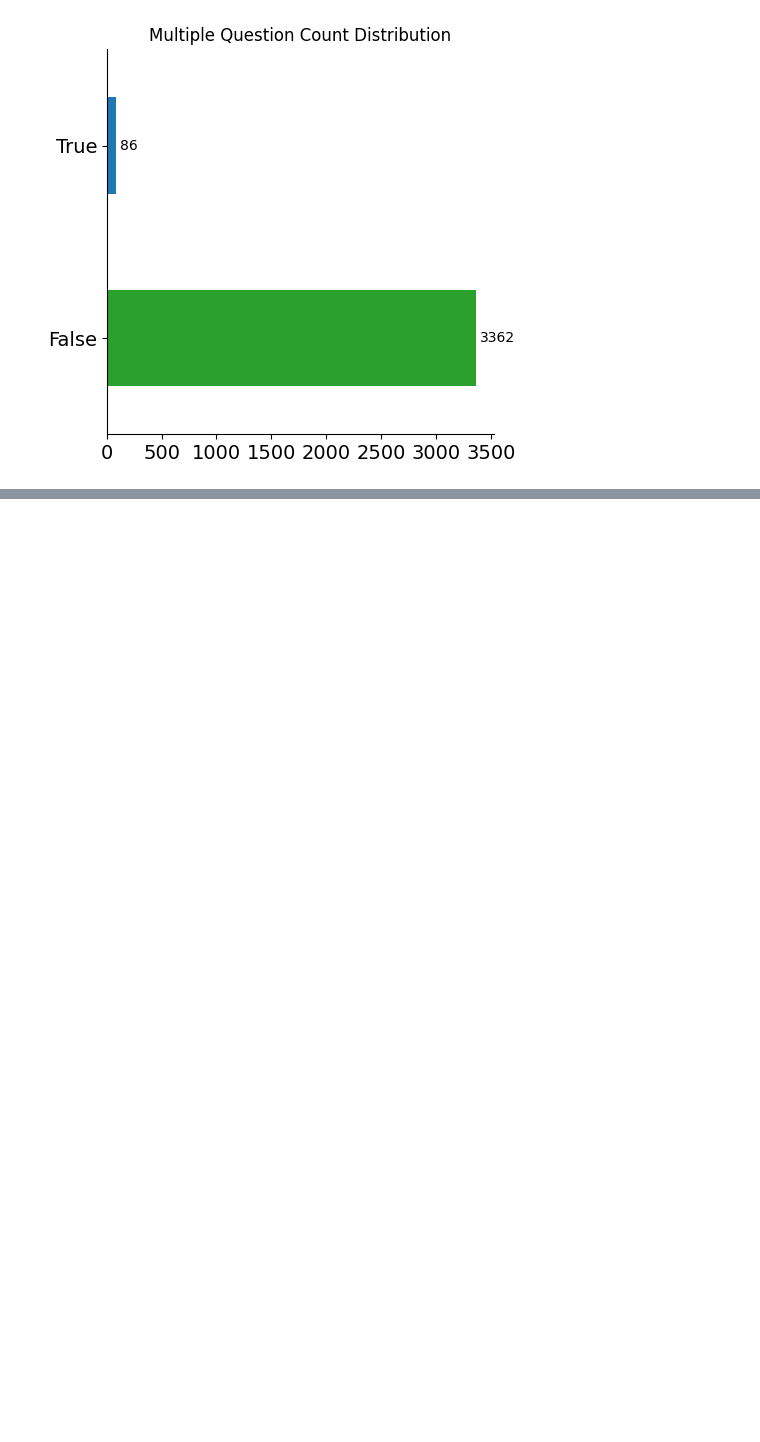
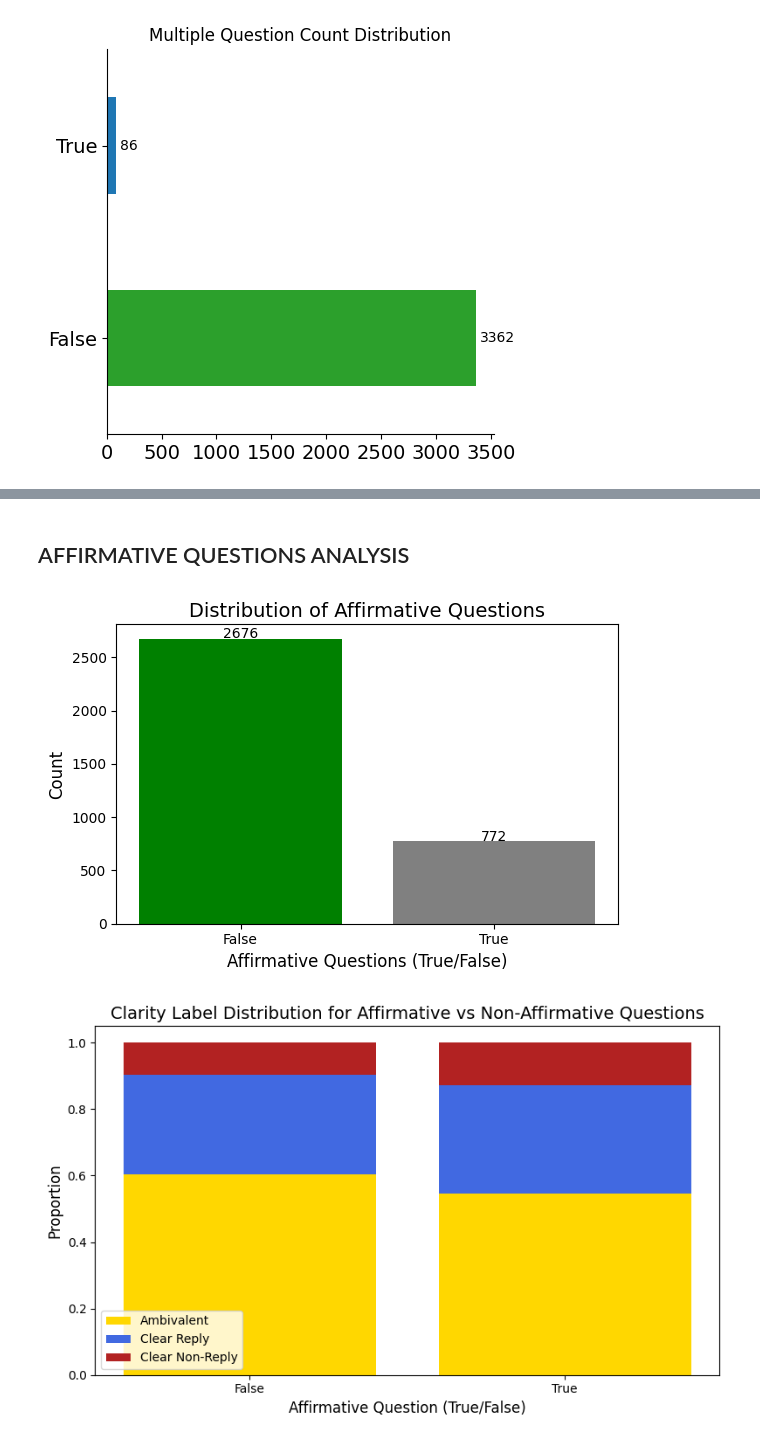
Before and after one commit to Akseldindisyan/CS445_CLARITY_Unmasking-Political-Question-Evasions, a Jupyter notebook: CS445.ipynb, the cells around one changed output, grey strips where cells are left out. Saved outputs shown, nothing was run; the diff lists cells and outputs as text; code cells hidden in the pictures; blank space fills up the shorter version.

```diff
--- a/CS445.ipynb
+++ b/CS445.ipynb
@@ -143,0 +219,55 @@ plot_occurance("Multiple Question Count Distribution",df_train,"multiple_questio
+# %% [markdown]
+## AFFIRMATIVE QUESTIONS ANALYSIS
+# %%
+# --- A) Affirmative question frequency ---
+
+affirm_counts = df_train['affirmative_questions'].value_counts()
+
+plt.figure(figsize=(6,4))
+plt.bar(affirm_counts.index.astype(str), affirm_counts.values, color=['green', 'gray'])
+
+plt.title("Distribution of Affirmative Questions", fontsize=14)
+plt.xlabel("Affirmative Questions (True/False)", fontsize=12)
+plt.ylabel("Count", fontsize=12)
+
+# Barların üstüne sayı yazma
+for x, y in zip(affirm_counts.index.astype(str), affirm_counts.values):
+    plt.text(x, y + 2, str(y), ha='center', fontsize=10)
+
+plt.tight_layout()
+plt.show()
+
+
+# --- B) Clarity labels by affirmative flag (stacked bar chart) ---
+
+affirm_clarity = pd.crosstab(
+    df_train['affirmative_questions'],
+    df_train['clarity_label'],
+    normalize='index'
+)
+
+flags = affirm_clarity.index.astype(str)
+amb = affirm_clarity['Ambivalent']
+clr = affirm_clarity['Clear Reply']
+non = affirm_clarity['Clear Non-Reply']
+
+plt.figure(figsize=(8,5))
+
+# (Ambivalent)
+plt.bar(flags, amb, color='gold', label='Ambivalent')
+
+# (Clear Reply)
+plt.bar(flags, clr, bottom=amb, color='royalblue', label='Clear Reply')
+
+# (Clear Non-Reply)
+plt.bar(flags, non, bottom=amb + clr, color='firebrick', label='Clear Non-Reply')
+
+plt.title("Clarity Label Distribution for Affirmative vs Non-Affirmative Questions", fontsize=14)
+plt.xlabel("Affirmative Question (True/False)", fontsize=12)
+plt.ylabel("Proportion", fontsize=12)
+plt.legend()
+plt.tight_layout()
+plt.show()
+# %% [output]
+[figure, added]
+[figure, added]
```
Also changed, not shown: parts of 37 cells of this notebook.
